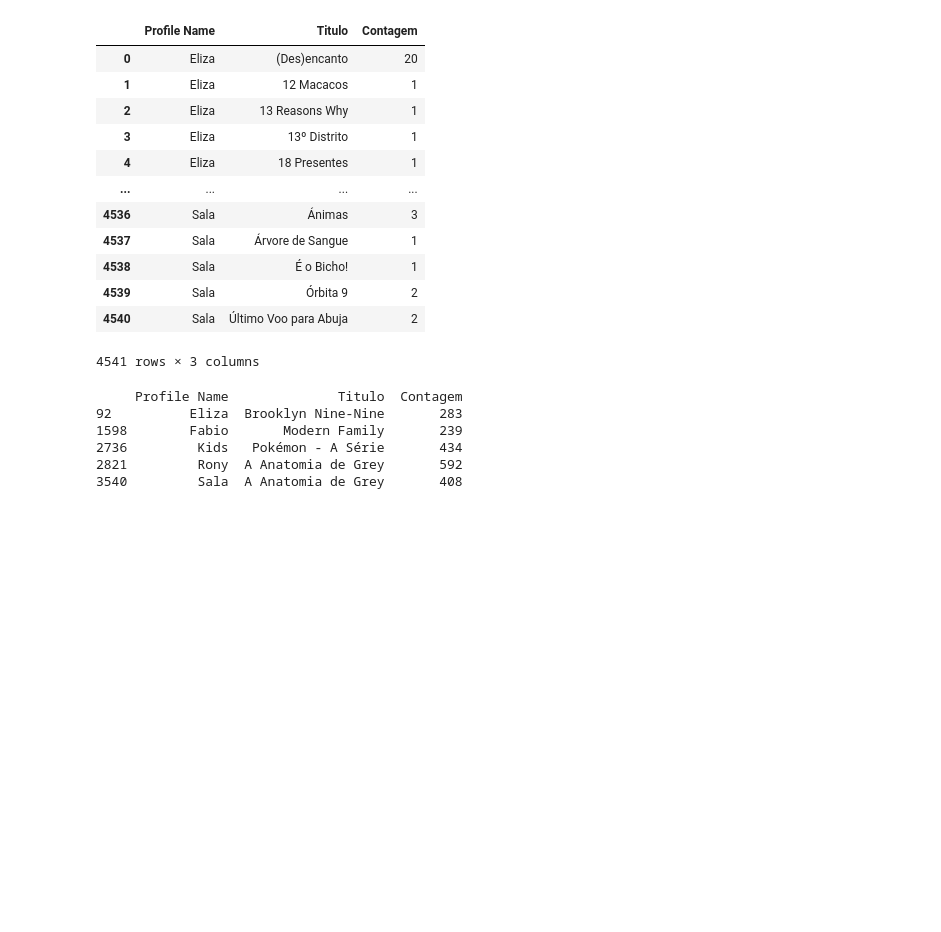
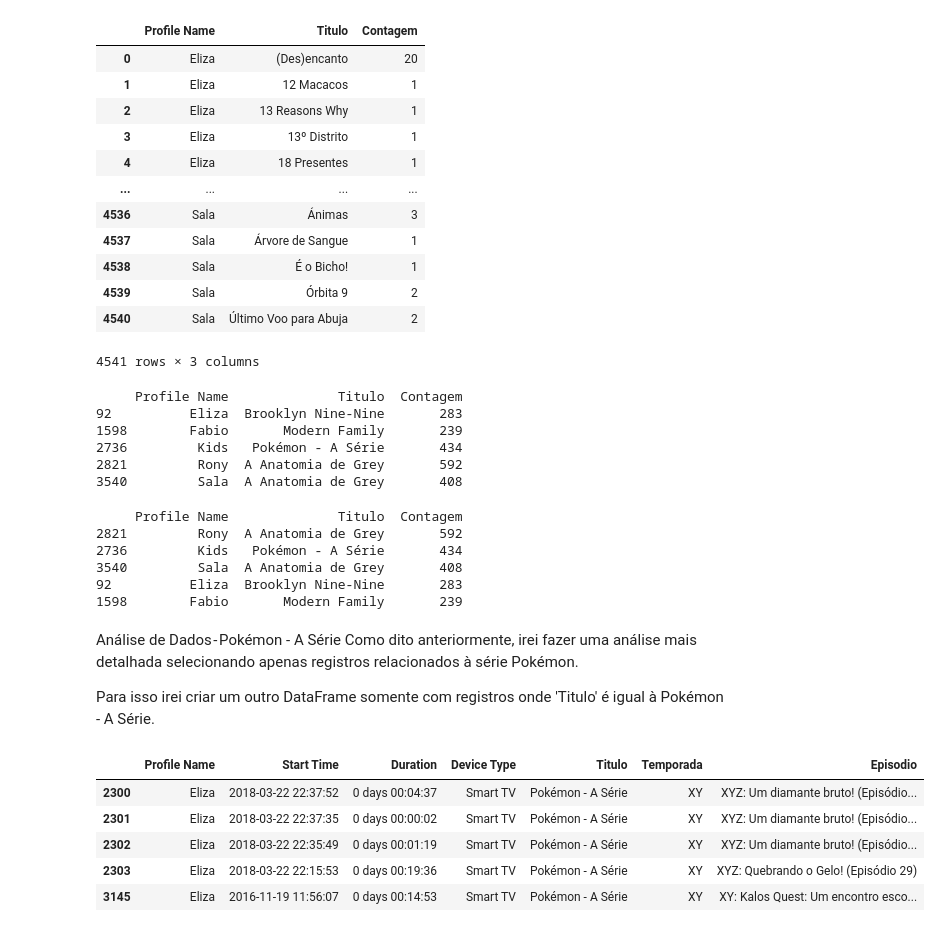
Before and after one commit to Elizag14/analisenetflixcompython, a Jupyter notebook: Netflix.ipynb, the cells around one changed output. Saved outputs shown, nothing was run; the diff lists cells and outputs as text; code cells hidden in the pictures; blank space fills up the shorter version.

```diff
--- a/Netflix.ipynb
+++ b/Netflix.ipynb
@@ -217,3 +222,30 @@ print(perfil_titulo_mais_assistido)
 2736         Kids   Pokémon - A Série       434
 2821         Rony  A Anatomia de Grey       592
 3540         Sala  A Anatomia de Grey       408
+# %%
+# Agora, ordenei por contagem de maior a menor
+perfil_titulo_mais_assistido = perfil_titulo_mais_assistido.sort_values(by='Contagem', ascending=False)
+
+print(perfil_titulo_mais_assistido)
+# %% [output]
+     Profile Name              Titulo  Contagem
+2821         Rony  A Anatomia de Grey       592
+2736         Kids   Pokémon - A Série       434
+3540         Sala  A Anatomia de Grey       408
+92          Eliza  Brooklyn Nine-Nine       283
+1598        Fabio       Modern Family       239
+# %% [markdown]
+Análise de Dados - Pokémon - A Série
+Como dito anteriormente, irei fazer uma análise mais detalhada selecionando apenas registros relacionados à série Pokémon.
+
+Para isso irei criar um outro DataFrame somente com registros onde 'Titulo' é igual à Pokémon - A Série.
+# %%
+Pokemon = df[df['Titulo'] == 'Pokémon - A Série']
+Pokemon.head()
+# %% [output]
+|  | Profile Name | Start Time | Duration | Device Type | Titulo | Temporada | Episodio |
+| 2300 | Eliza | 2018-03-22 22:37:52 | 0 days 00:04:37 | Smart TV | Pokémon - A Série | XY | XYZ: Um diamante bruto! (Episódio... |
+| 2301 | Eliza | 2018-03-22 22:37:35 | 0 days 00:00:02 | Smart TV | Pokémon - A Série | XY | XYZ: Um diamante bruto! (Episódio... |
+| 2302 | Eliza | 2018-03-22 22:35:49 | 0 days 00:01:19 | Smart TV | Pokémon - A Série | XY | XYZ: Um diamante bruto! (Episódio... |
+| 2303 | Eliza | 2018-03-22 22:15:53 | 0 days 00:19:36 | Smart TV | Pokémon - A Série | XY | XYZ: Quebrando o Gelo! (Episódio 29) |
+| 3145 | Eliza | 2016-11-19 11:56:07 | 0 days 00:14:53 | Smart TV | Pokémon - A Série | XY | XY: Kalos Quest: Um encontro esco... |
```
Also changed, not shown: parts of 11 cells of this notebook.
